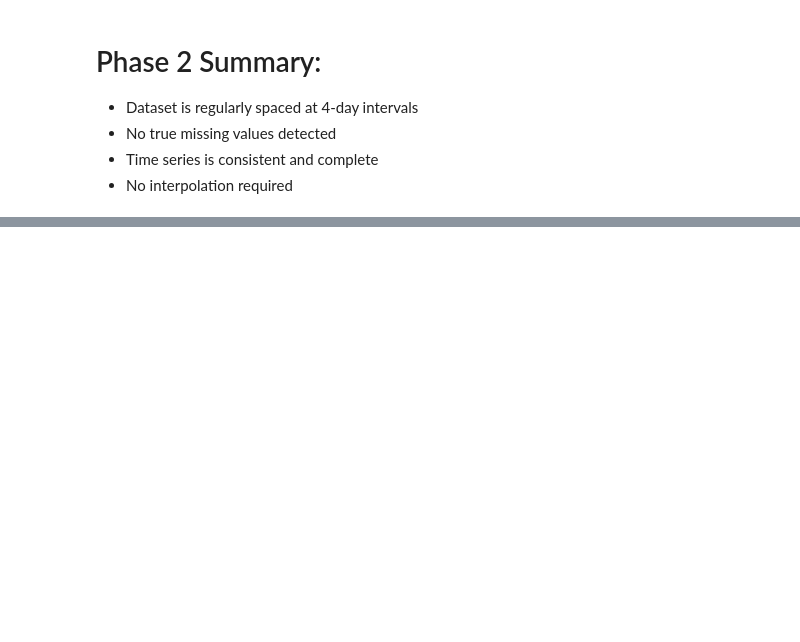
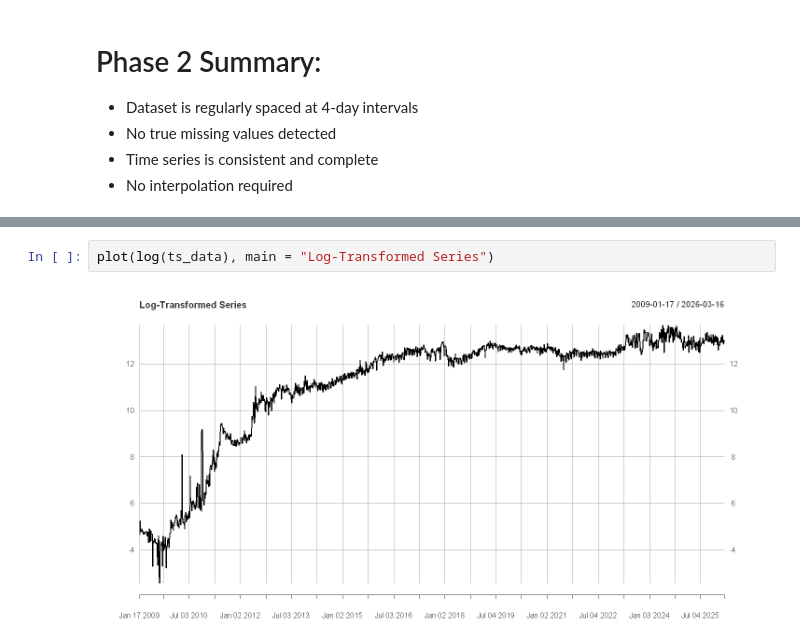
Before and after one commit to Abdelillah-CHADLI/bitcoin_transactions_volume_forecasting, a Jupyter notebook: project.ipynb, the cells around one changed output, grey strips where cells are left out. Saved outputs shown, nothing was run; the diff lists cells and outputs as text; blank space fills up the shorter version.

```diff
--- a/project.ipynb
+++ b/project.ipynb
@@ -143,0 +217,4 @@ Time differences in days
+# %%
+plot(log(ts_data), main = "Log-Transformed Series")
+# %% [output]
+[figure, added]
```
Also changed, not shown: parts of 23 cells of this notebook.
